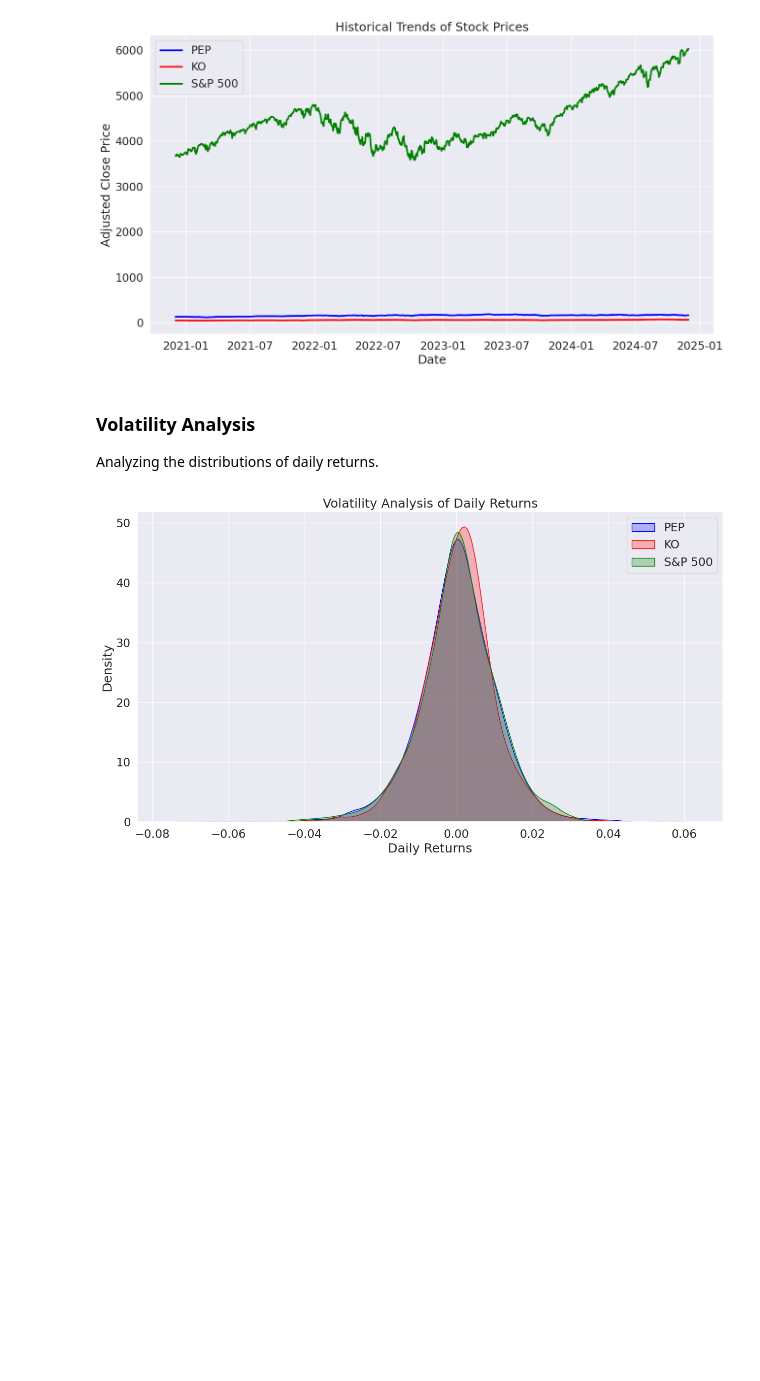
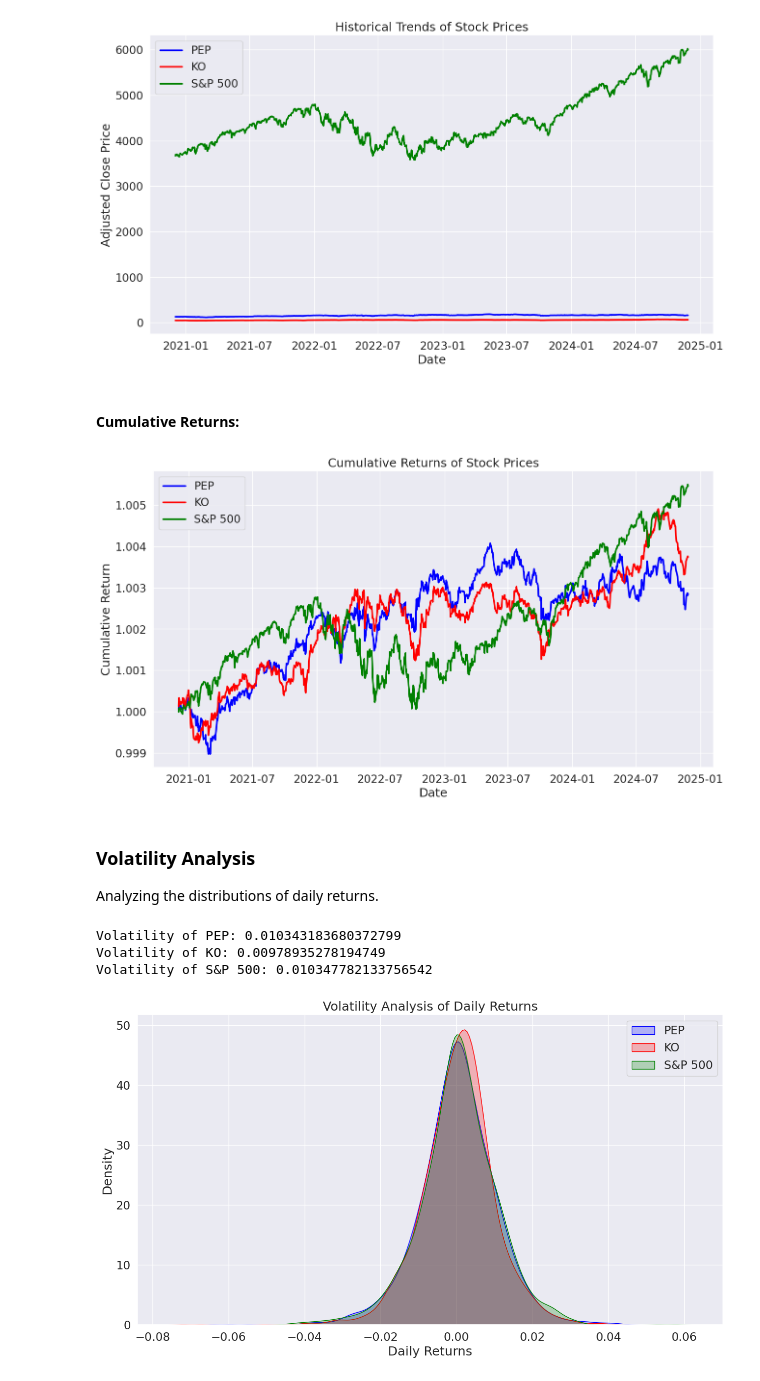
Before and after one commit to Kaothar2/STOCK-MARKET_TREND_ANALYSIS, a Jupyter notebook: stock.ipynb, the cells around one changed output. Drawn from its saved outputs; the diff is of its cells as text; code cells hidden in the pictures; blank space fills up the shorter version.

```diff
--- a/stock.ipynb
+++ b/stock.ipynb
@@ -177,9 +179,40 @@ plt.legend()
 plt.show()
 # %% [output]
 [figure]
+# %% [markdown]
+#### Cumulative Returns:
+# %%
+pep_data['Cumulative Return'] = (1 + pep_data['Daily Return'] / 100).cumprod()
+co_data['Cumulative Return'] = (1 + co_data['Daily Return'] / 100).cumprod()
+index_data['Cumulative Return'] = (1 + index_data['Daily Return'] / 100).cumprod()
+
+plt.figure(figsize=(15, 8))
+plt.plot(pep_data['Cumulative Return'], label='PEP', color='blue')
+plt.plot(co_data['Cumulative Return'], label='KO', color='red')
+plt.plot(index_data['Cumulative Return'], label='S&P 500', color='green')
+
+plt.title('Cumulative Returns of Stock Prices')
+plt.xlabel('Date')
+plt.ylabel('Cumulative Return')
+plt.legend()
+plt.show()
+# %% [output]
+[figure, added]
 # %% [markdown]
 ### Volatility Analysis
 Analyzing the distributions of daily returns.
+# %%
+pep_volatility = pep_data['Daily Return'].std()
+co_volatility = co_data['Daily Return'].std()
+index_volatility = index_data['Daily Return'].std()
+
+print(f"Volatility of PEP: {pep_volatility}")
+print(f"Volatility of KO: {co_volatility}")
+print(f"Volatility of S&P 500: {index_volatility}")
+# %% [output]
+Volatility of PEP: 0.010343183680372799
+Volatility of KO: 0.00978935278194749
+Volatility of S&P 500: 0.010347782133756542
 # %%
 plt.figure(figsize=(15, 8))
 
```
Also changed, not shown: parts of 78 cells of this notebook.
